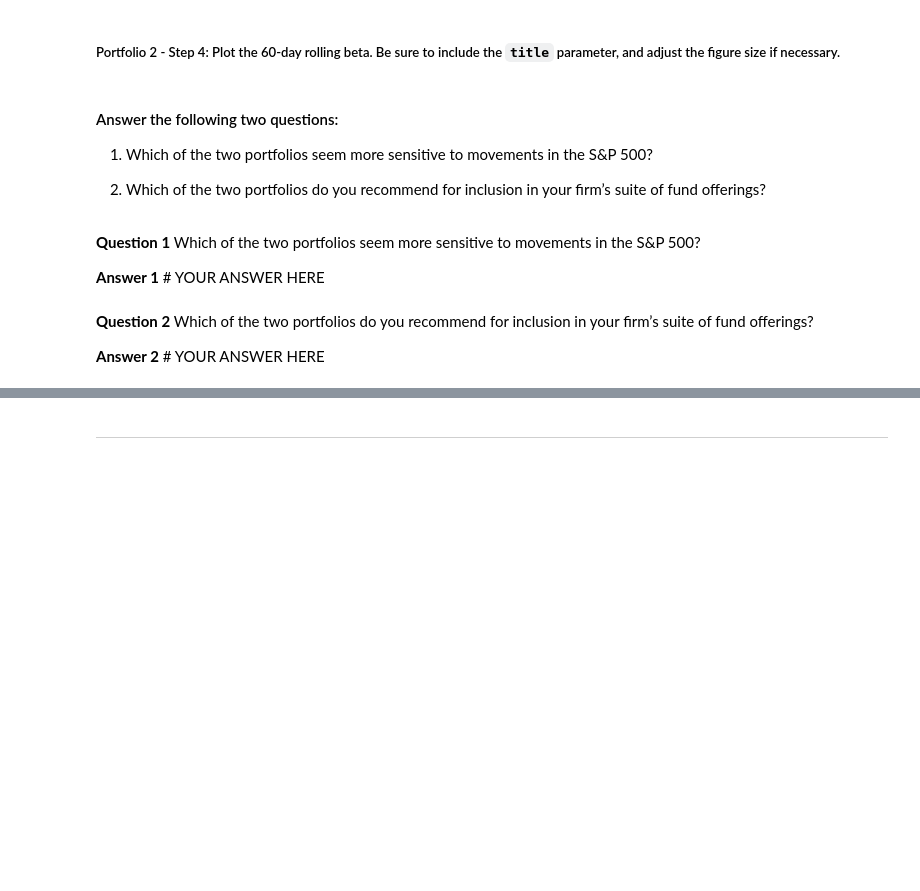
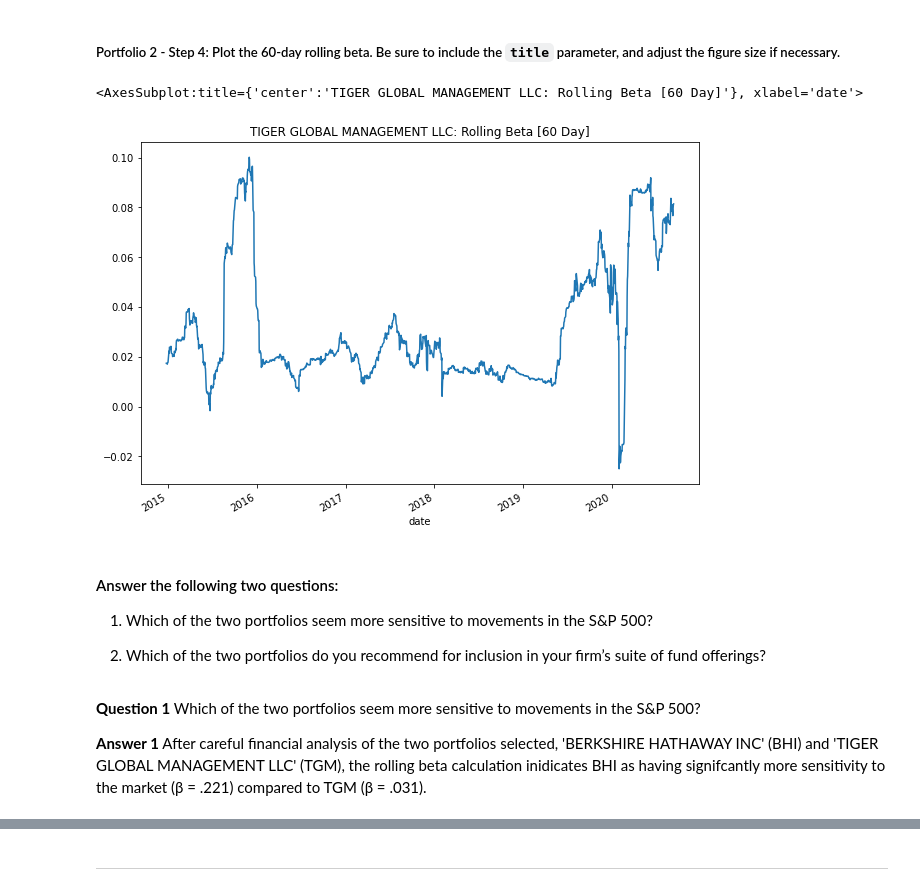
Before and after one commit to ALovettII/4-challenge, a Jupyter notebook: risk_return_analysis.ipynb, the cells around one changed output, grey strips where cells are left out. Cells and saved outputs as stored; diff of their text form; code cells hidden in the pictures; blank space fills up the shorter version.

```diff
--- a/risk_return_analysis.ipynb
+++ b/risk_return_analysis.ipynb
@@ -426,6 +464,11 @@ Your analysis is nearing completion. Now, you need to evaluate how the portfolio
 # %% [markdown]
 ##### Portfolio 2 - Step 1: Using the 60-day rolling window, the daily return data, and the S&P 500 returns, calculate the covariance. Review the last five rows of the covariance of the portfolio.
 # %%
+# Initializing daily return variable for TGM index
+tgm_drs = daily_returns['TIGER GLOBAL MANAGEMENT LLC']
+
 # Calculate the covariance using a 60-day rolling window
+tgm_60_cov = tgm_drs.rolling(window=60).cov(snp_drs)
+
 # Review the last five rows of the covariance data
-# YOUR CODE HERE
+tgm_60_cov.tail()
@@ -433,5 +484,7 @@ Your analysis is nearing completion. Now, you need to evaluate how the portfolio
 ##### Portfolio 2 - Step 2: Calculate the beta of the portfolio. To do that, divide the covariance of the portfolio by the variance of the S&P 500.
 # %%
 # Calculate the beta based on the 60-day rolling covariance compared to the market (S&P 500)
+tgm_beta_60 = tgm_60_cov / sp_60_var
+
 # Review the last five rows of the beta information
-# YOUR CODE HERE
+tgm_beta_60.tail()
@@ -445,7 +506,10 @@ Your analysis is nearing completion. Now, you need to evaluate how the portfolio
 # %%
 # Plot the rolling beta
 # Include a title parameter and adjust the figure size
-# YOUR CODE HERE
+tgm_beta_60.plot(figsize=(10,7), title="TIGER GLOBAL MANAGEMENT LLC: Rolling Beta [60 Day]")
+# %% [output]
+<AxesSubplot:title={'center':'TIGER GLOBAL MANAGEMENT LLC: Rolling Beta [60 Day]'}, xlabel='date'>
+[figure, added]
 # %% [markdown]
 #### Answer the following two questions:
 
@@ -455,8 +519,4 @@ Your analysis is nearing completion. Now, you need to evaluate how the portfolio
 # %% [markdown]
 **Question 1** Which of the two portfolios seem more sensitive to movements in the S&P 500?
 
-**Answer 1** # YOUR ANSWER HERE
+**Answer 1** After careful financial analysis of the two portfolios selected, 'BERKSHIRE HATHAWAY INC' (BHI) and 'TIGER GLOBAL MANAGEMENT LLC' (TGM), the rolling beta calculation inidicates BHI as having signifcantly more sensitivity to the market (β = .221) compared to TGM (β = .031).
-# %% [markdown]
-**Question 2** Which of the two portfolios do you recommend for inclusion in your firm’s suite of fund offerings?
-
-**Answer 2** # YOUR ANSWER HERE
```
Also changed, not shown: parts of 14 cells of this notebook.
